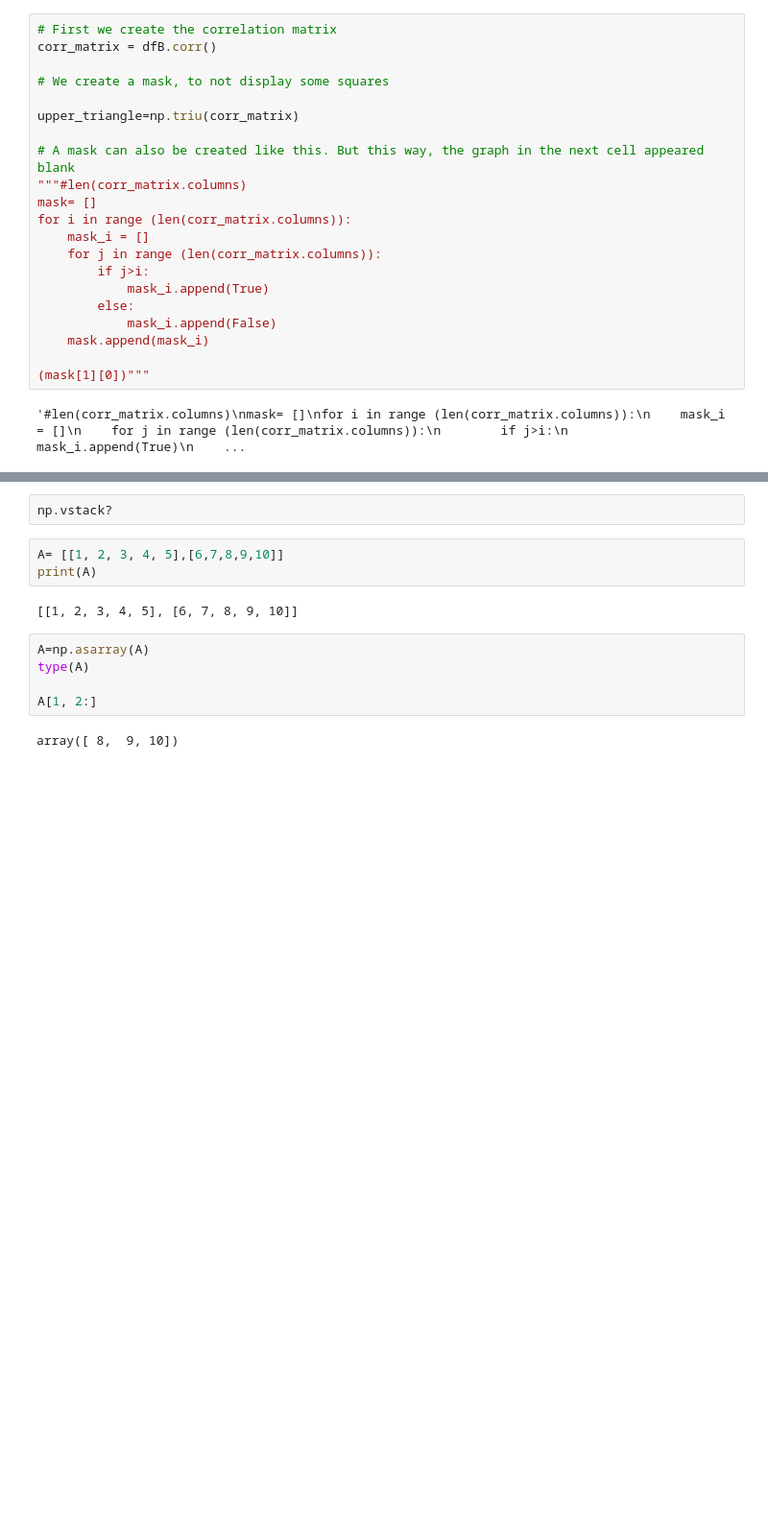
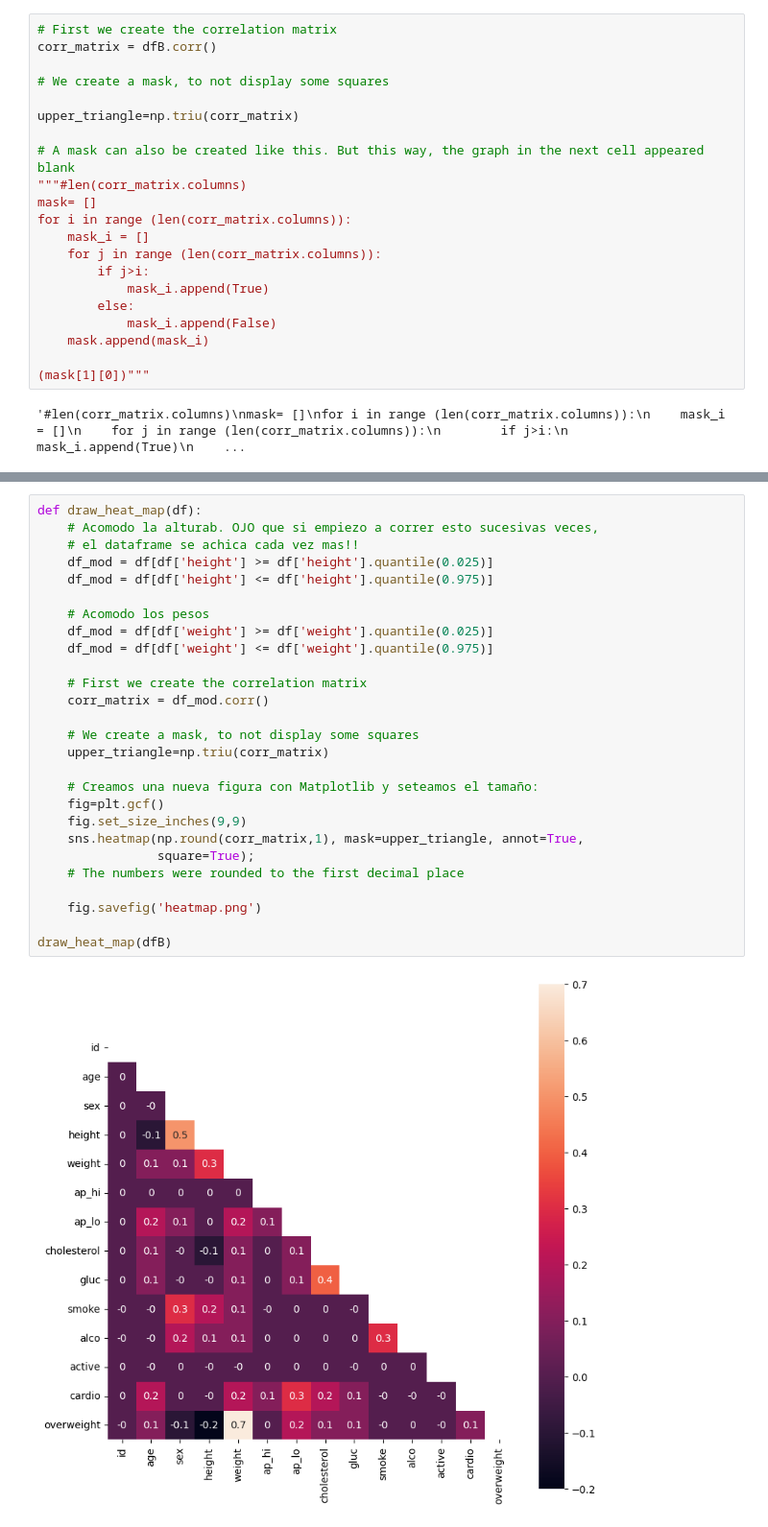
Before and after one commit to Adrieto/DataScience, a Jupyter notebook: FCC Projects - Data Analysis With Python/Medical data analyzer.ipynb, the cells around one changed output, grey strips where cells are left out. Shown: that part at 96% size. Drawn from its saved outputs; the diff is of its cells as text; blank space fills up the shorter version.

```diff
--- a/FCC Projects - Data Analysis With Python/Medical data analyzer.ipynb
+++ b/FCC Projects - Data Analysis With Python/Medical data analyzer.ipynb
@@ -214,14 +148,29 @@ sns.heatmap(np.round(corr_matrix,1), mask=upper_triangle, annot=True, square=Tru
-# %%
-np.vstack?
-# %%
-A= [[1, 2, 3, 4, 5],[6,7,8,9,10]]
-print(A)
-# %% [output]
-[[1, 2, 3, 4, 5], [6, 7, 8, 9, 10]]
-# %%
-A=np.asarray(A)
-type(A)
-
-A[1, 2:]
-# %% [output]
-array([ 8,  9, 10])
+# %%
+def draw_heat_map(df):
+    # Acomodo la alturab. OJO que si empiezo a correr esto sucesivas veces,
+    # el dataframe se achica cada vez mas!!
+    df_mod = df[df['height'] >= df['height'].quantile(0.025)]
+    df_mod = df[df['height'] <= df['height'].quantile(0.975)]
+
+    # Acomodo los pesos
+    df_mod = df[df['weight'] >= df['weight'].quantile(0.025)]
+    df_mod = df[df['weight'] <= df['weight'].quantile(0.975)]
+
+    # First we create the correlation matrix
+    corr_matrix = df_mod.corr()
+
+    # We create a mask, to not display some squares
+    upper_triangle=np.triu(corr_matrix)
+
+    # Creamos una nueva figura con Matplotlib y seteamos el tamaño:
+    fig=plt.gcf()
+    fig.set_size_inches(9,9)
+    sns.heatmap(np.round(corr_matrix,1), mask=upper_triangle, annot=True,
+                square=True);
+    # The numbers were rounded to the first decimal place
+
+    fig.savefig('heatmap.png')
+
+draw_heat_map(dfB)
+# %% [output]
+[figure, added]
```
Also changed, not shown: parts of 8 cells of this notebook, 4 other files.
